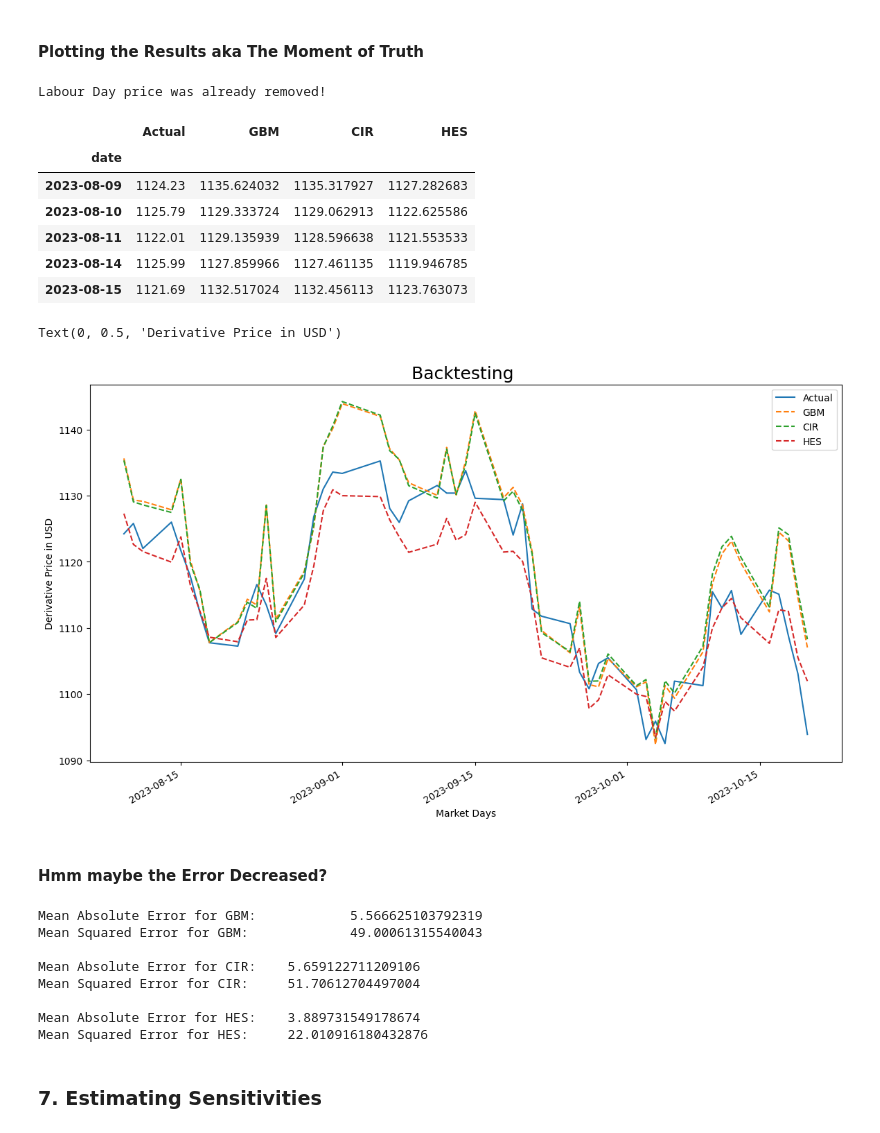
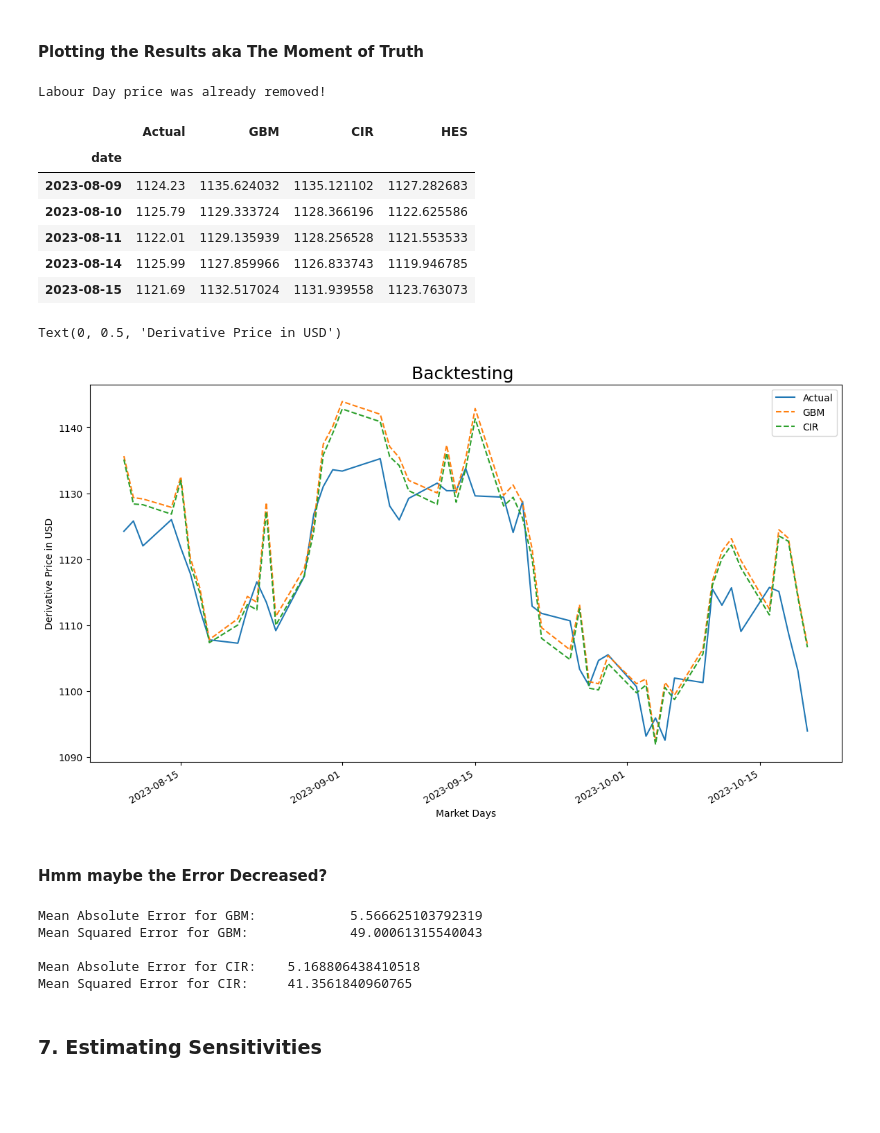
Before and after one commit to RahulG1309/MH4518, a Jupyter notebook: simulations/Black_Scholes.ipynb, the cells around one changed output. Cells and saved outputs as stored; diff of their text form; code cells hidden in the pictures; blank space fills up the shorter version.

```diff
--- a/simulations/Black_Scholes.ipynb
+++ b/simulations/Black_Scholes.ipynb
@@ -557,10 +557,13 @@ def simulate_CIR(num_sim, S_0, r, sigma, delta_t, T, Z):  # NOTE: For exact GMB
 # %%
 CIR_matrix = np.random.normal(0, 1, size=(len(simulation_dates), num_sim, num_periods))
 # %%
-interests = pd.read_csv("data/daily_treasury_rate_1_year.csv")[["date","2 Yr"]]
-interests["date"] = pd.to_datetime(interests["date"])
+interests2 = pd.read_csv("data/daily_treasury_rate_1_year.csv")[["date","2 Yr"]]
+interests2["date"] = pd.to_datetime(interests2["date"])
+
+interests1 = pd.read_csv("data/daily_treasury_rate_1_year.csv")[["date","1 Yr"]]
+interests1["date"] = pd.to_datetime(interests1["date"])
 # %%
-def get_window_r(date):
+def get_window_r(date, interests):
     r = np.zeros(shape=(251), dtype=np.float64)
     start_index = interests[interests["date"]<=date].index.max()
     for i in range(251):
@@ -568,18 +571,25 @@ def get_window_r(date):
     return r
 # %%
 CIR_expected_values = []
+datefinal = pd.to_datetime('14 July 2025')
 
 for date, prices in zip(simulation_dates, backtest_windows):
   date_index = simulation_dates.get_loc(date)
   delta = len(product_lifetime[date:])
   tau = delta/252 ### time diff in years
   print("Input date is ",date)
-  rs = get_window_r(date)
+  rs2 = get_window_r(date, interests2)
+  rs1 = get_window_r(date, interests1)
 
-  mu_r, s_r, kappa, init_r = get_stats_new(rs)
-  sim_interest = simulate_interest(num_sim, rs[-1], mu_r, s_r, kappa, delta_t, tau, Z=CIR_matrix[date_index])
-  eff_r = sim_interest/100-get_div_rate(date)/100
-  print("Values ",mu_r, s_r, kappa, init_r)
+  mu_r_1, s_r_1, kappa_1, init_r_1 = get_stats_new(rs1)
+  mu_r_2, s_r_2, kappa_2, init_r_2 = get_stats_new(rs2)
+
+  sim_interest1 = simulate_interest(num_sim, rs1[-1], mu_r_1, s_r_1, kappa_1, delta_t, tau, Z=CIR_matrix[date_index])
+  sim_interest2 = simulate_interest(num_sim, rs2[-1], mu_r_2, s_r_2, kappa_2, delta_t, tau, Z=CIR_matrix[date_index])
+  slope = sim_interest2-sim_interest1
+  c = sim_interest1 - slope
+  eff_r = (slope*(datefinal-date).days/365+c)/100-get_div_rate(date)/100
+  print(slope*(datefinal-date).days/365+c)
 
   _, sigma = get_lognormal_statistics(prices, delta_t)  ### sigma is daily variance
   simulated_prices = simulate_CIR(num_sim, prices[-1], eff_r/252, sigma, delta_t, tau, Z=Z_matrix[date_index])
@@ -747,30 +772,30 @@ simulation_reults.head()
 Labour Day price was already removed!
 |  | Actual | GBM | CIR | HES |
 | date |  |  |  |  |
-| 2023-08-09 | 1124.23 | 1135.624032 | 1135.317927 | 1127.282683 |
-| 2023-08-10 | 1125.79 | 1129.333724 | 1129.062913 | 1122.625586 |
-| 2023-08-11 | 1122.01 | 1129.135939 | 1128.596638 | 1121.553533 |
-| 2023-08-14 | 1125.99 | 1127.859966 | 1127.461135 | 1119.946785 |
-| 2023-08-15 | 1121.69 | 1132.517024 | 1132.456113 | 1123.763073 |
+| 2023-08-09 | 1124.23 | 1135.624032 | 1135.121102 | 1127.282683 |
+| 2023-08-10 | 1125.79 | 1129.333724 | 1128.366196 | 1122.625586 |
+| 2023-08-11 | 1122.01 | 1129.135939 | 1128.256528 | 1121.553533 |
+| 2023-08-14 | 1125.99 | 1127.859966 | 1126.833743 | 1119.946785 |
+| 2023-08-15 | 1121.69 | 1132.517024 | 1131.939558 | 1123.763073 |
 # %%
 plt.figure(figsize=(14,8))
 plt.title('Backtesting ',fontdict={"fontsize":18})
 
 simulation_reults['Actual'].plot(legend=True)
 simulation_reults['GBM'].plot(legend=True,style="--")
 # simulation_reults['AV'].plot(legend=True,style="--")
 # simulation_reults['EMS'].plot(legend=True,style="--")
 # simulation_reults['closed'].plot(legend=True,style="--")
 simulation_reults['CIR'].plot(legend=True,style="--")
-simulation_reults['HES'].plot(legend=True,style="--")
+#simulation_reults['HES'].plot(legend=True,style="--")
 # simulation_reults['CV'].plot(legend=True,style="--")
 # simulation_reults['CV_Min'].plot(legend=True,style="--")
 
 plt.xlabel('Market Days')
 plt.ylabel('Derivative Price in USD')
 # %% [output]
 Text(0, 0.5, 'Derivative Price in USD')
-[figure, old version]
+[figure, new version]
 # %% [markdown]
 #### Hmm maybe the Error Decreased?
 # %%
@@ -784,10 +809,10 @@ mean_sq_error=mean_squared_error(simulation_reults['Actual'].to_list(),simulatio
 print(f'Mean Absolute Error for CIR:\t{mean_abs_error}')
 print(f'Mean Squared Error for CIR:\t{mean_sq_error}\n')
 
-mean_abs_error=mean_absolute_error(simulation_reults['Actual'].to_list(),simulation_reults['HES'].to_list())
-mean_sq_error=mean_squared_error(simulation_reults['Actual'].to_list(),simulation_reults['HES'].to_list())
-print(f'Mean Absolute Error for HES:\t{mean_abs_error}')
-print(f'Mean Squared Error for HES:\t{mean_sq_error}\n')
+# mean_abs_error=mean_absolute_error(simulation_reults['Actual'].to_list(),simulation_reults['HES'].to_list())
+# mean_sq_error=mean_squared_error(simulation_reults['Actual'].to_list(),simulation_reults['HES'].to_list())
+# print(f'Mean Absolute Error for HES:\t{mean_abs_error}')
+# print(f'Mean Squared Error for HES:\t{mean_sq_error}\n')
 
 # mean_abs_error=mean_absolute_error(simulation_reults['Actual'].to_list(),simulation_reults['AV'].to_list())
 # mean_sq_error=mean_squared_error(simulation_reults['Actual'].to_list(),simulation_reults['AV'].to_list())
@@ -812,11 +837,8 @@ print(f'Mean Squared Error for HES:\t{mean_sq_error}\n')
 Mean Absolute Error for GBM:            5.566625103792319
 Mean Squared Error for GBM:             49.00061315540043
 
-Mean Absolute Error for CIR:    5.659122711209106
-Mean Squared Error for CIR:     51.70612704497004
-
-Mean Absolute Error for HES:    3.889731549178674
-Mean Squared Error for HES:     22.010916180432876
+Mean Absolute Error for CIR:    5.168806438410518
+Mean Squared Error for CIR:     41.3561840960765
 # %% [markdown]
 ### 7. Estimating Sensitivities
 # %%
```
Also changed, not shown: parts of 1 cell of this notebook.
